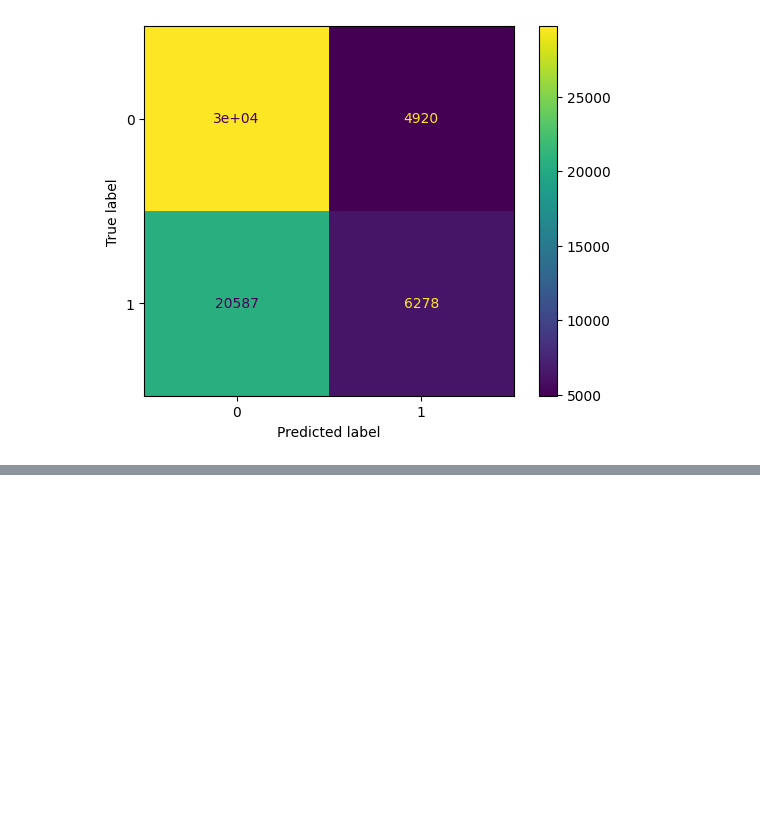
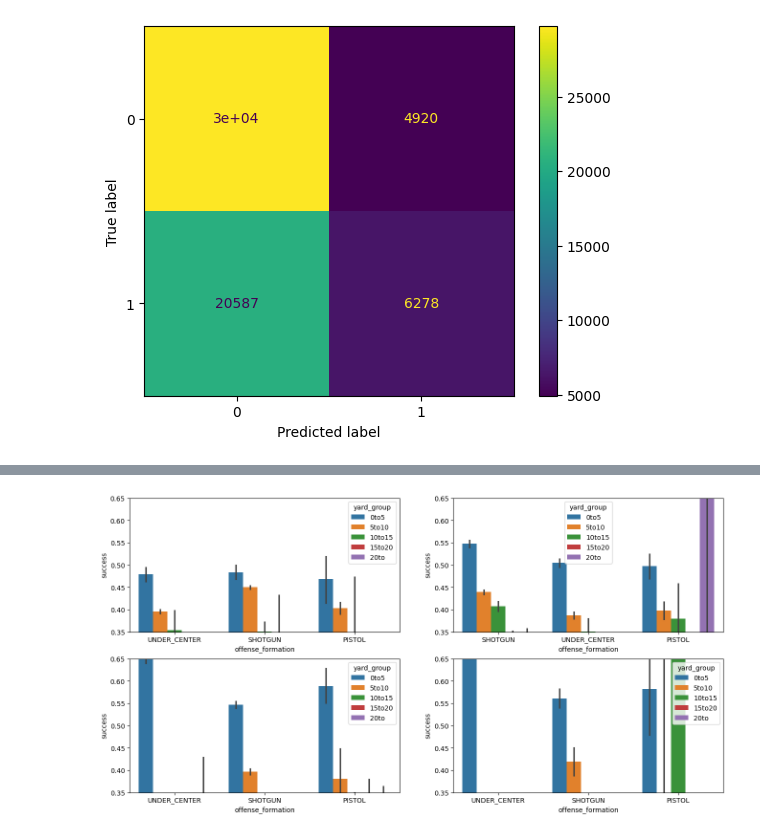
Before and after one commit to colin-seiler/NFL_SuccessWatch, a Jupyter notebook: notebooks/eda4.ipynb, the cells around one changed output, grey strips where cells are left out. Drawn from its saved outputs; the diff is of its cells as text; code cells hidden in the pictures; blank space fills up the shorter version.

```diff
--- a/notebooks/eda4.ipynb
+++ b/notebooks/eda4.ipynb
@@ -166,0 +224,39 @@ weighted avg       0.58      0.59      0.54     61516
+# %%
+fig, axes = plt.subplots(2,2,figsize=(16,8))
+
+sns.barplot(
+    data=first,
+    y='success',
+    x='offense_formation',
+    hue='yard_group',
+    ax = axes[0,0]
+)
+
+sns.barplot(
+    data=second,
+    y='success',
+    x='offense_formation',
+    hue='yard_group',
+    ax = axes[0,1]
+)
+
+sns.barplot(
+    data=third,
+    y='success',
+    x='offense_formation',
+    hue='yard_group',
+    ax = axes[1,0]
+)
+
+sns.barplot(
+    data=fourth,
+    y='success',
+    x='offense_formation',
+    hue='yard_group',
+    ax = axes[1,1]
+)
+
+for ax in axes.flat:
+    ax.set_ylim(.35, .65)
+# %% [output]
+[figure, added]
```
Also changed, not shown: parts of 40 cells of this notebook, 1 other file.
